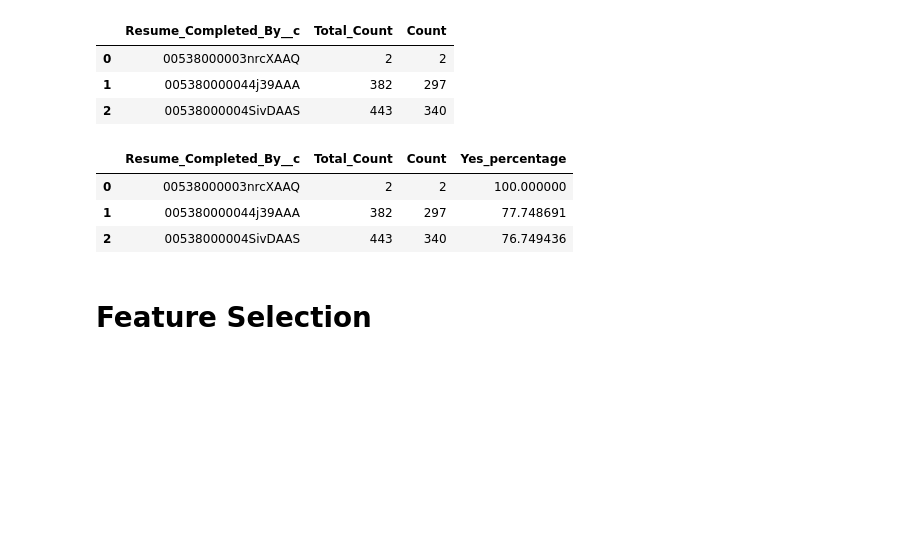
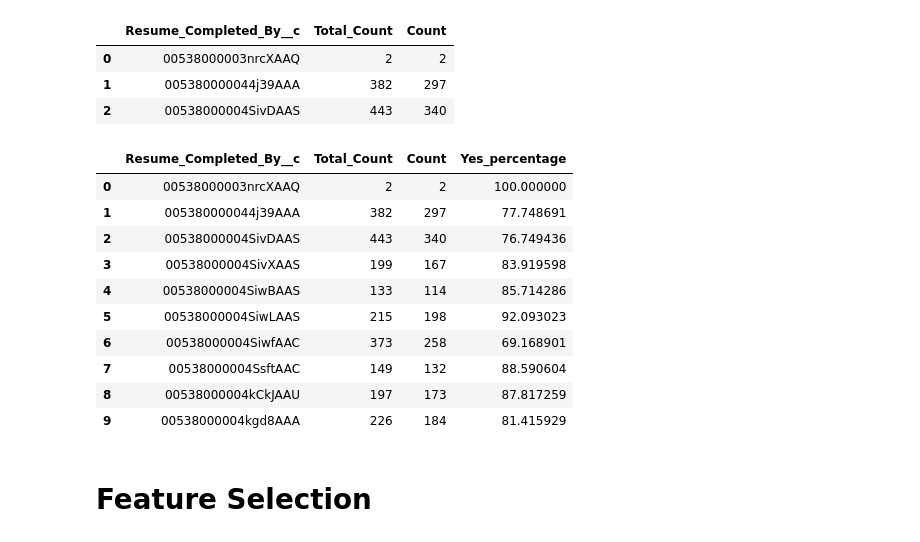
Before and after one commit to iAlhasan/DSP-Project, a Jupyter notebook: Nameetha-HireHero_Action_Analysis.ipynb, the cells around one changed output. Drawn from its saved outputs; the diff is of its cells as text; code cells hidden in the pictures; blank space fills up the shorter version.

```diff
--- a/Nameetha-HireHero_Action_Analysis.ipynb
+++ b/Nameetha-HireHero_Action_Analysis.ipynb
@@ -468,12 +311,19 @@ final_dataset.head(3)
 # %%
 final_dataset['Yes_percentage']=(final_dataset['Count']/final_dataset['Total_Count'])*100
 # %%
-final_dataset.head(3)
+final_dataset.head(10)
 # %% [output]
 |  | Resume_Completed_By__c | Total_Count | Count | Yes_percentage |
 | 0 | 00538000003nrcXAAQ | 2 | 2 | 100.000000 |
 | 1 | 005380000044j39AAA | 382 | 297 | 77.748691 |
 | 2 | 00538000004SivDAAS | 443 | 340 | 76.749436 |
+| 3 | 00538000004SivXAAS | 199 | 167 | 83.919598 |
+| 4 | 00538000004SiwBAAS | 133 | 114 | 85.714286 |
+| 5 | 00538000004SiwLAAS | 215 | 198 | 92.093023 |
+| 6 | 00538000004SiwfAAC | 373 | 258 | 69.168901 |
+| 7 | 00538000004SsftAAC | 149 | 132 | 88.590604 |
+| 8 | 00538000004kCkJAAU | 197 | 173 | 87.817259 |
+| 9 | 00538000004kgd8AAA | 226 | 184 | 81.415929 |
 # %% [markdown]
 # Feature Selection
 # %%
```
Also changed, not shown: parts of 98 cells of this notebook.
